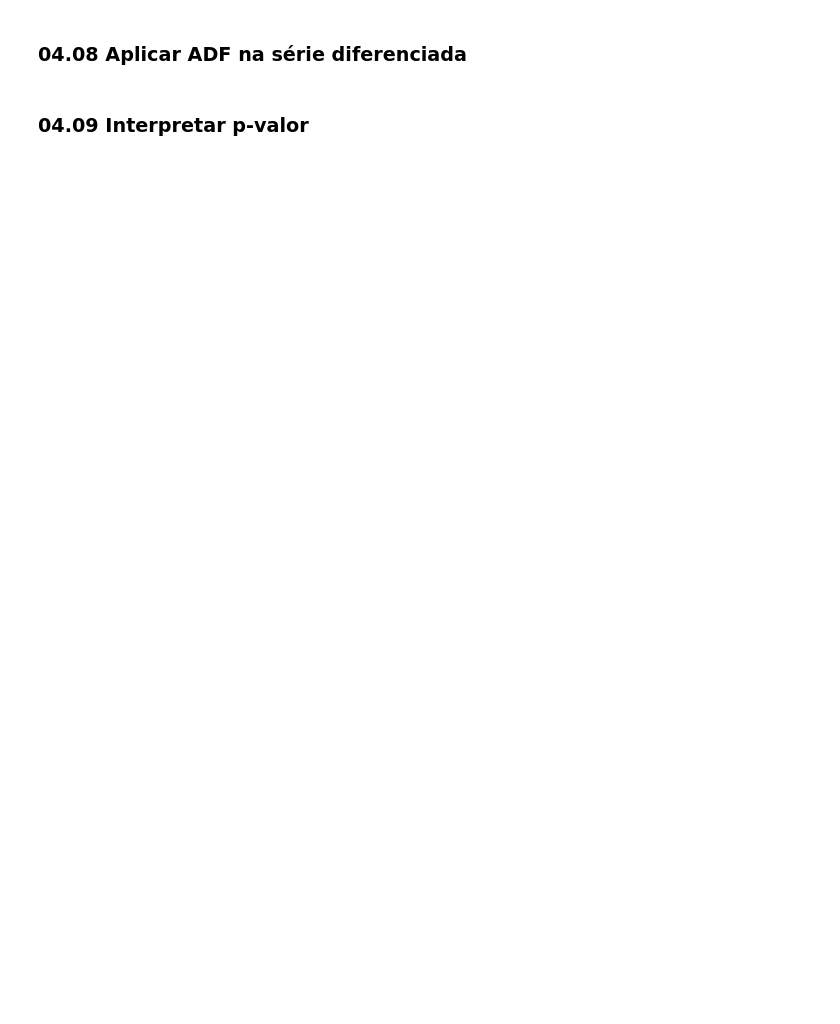
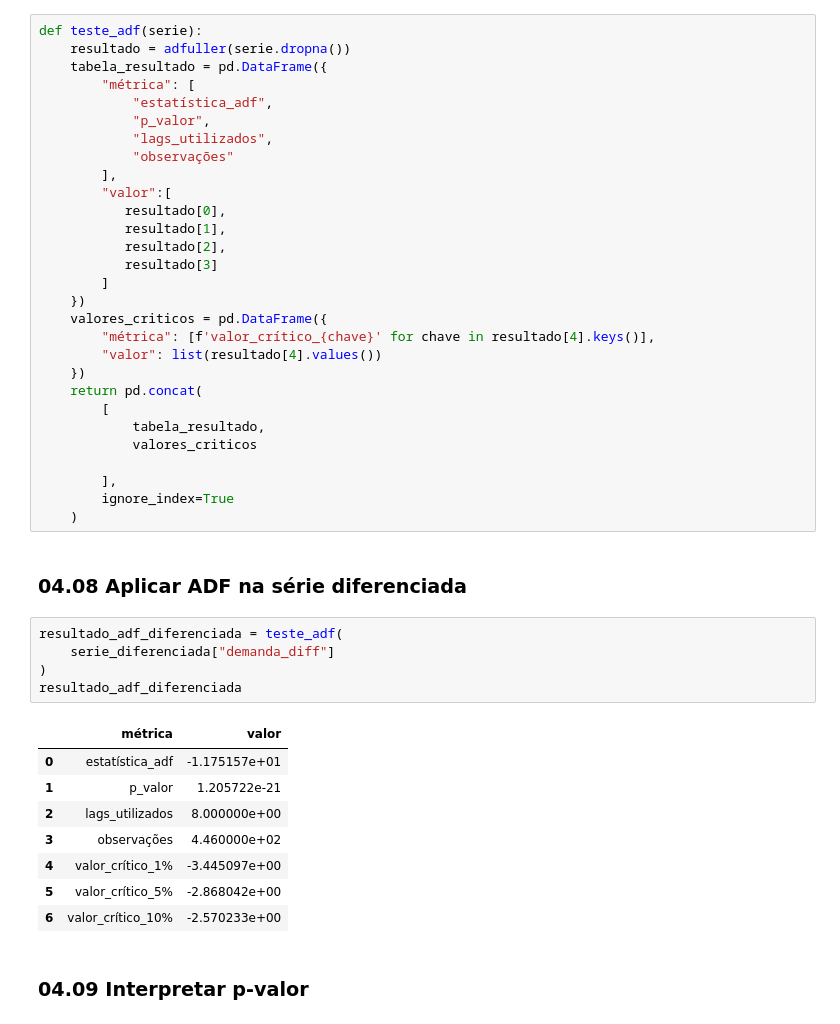
Before and after one commit to ariel-velardo/ALURA, a Jupyter notebook: series-temporais-bikes/notebooks/04_diferenciacao_acf_pacf.ipynb, the cells around one changed output. Cells and saved outputs as stored; diff of their text form; blank space fills up the shorter version.

```diff
--- a/series-temporais-bikes/notebooks/04_diferenciacao_acf_pacf.ipynb
+++ b/series-temporais-bikes/notebooks/04_diferenciacao_acf_pacf.ipynb
@@ -118,7 +172,50 @@ Agora vamos aplicar o teste ADF novamente.
 A ideia é verificar se a diferenciação deixou a série com comportamento mais estável.
 # %% [markdown]
 ### 04.07 Função para teste ADF
+# %%
+def teste_adf(serie):
+    resultado = adfuller(serie.dropna())
+    tabela_resultado = pd.DataFrame({
+        "métrica": [
+            "estatística_adf",
+            "p_valor",
+            "lags_utilizados",
+            "observações"
+        ],
+        "valor":[
+           resultado[0],
+           resultado[1],
+           resultado[2],
+           resultado[3]
+        ]
+    })
+    valores_criticos = pd.DataFrame({
+        "métrica": [f'valor_crítico_{chave}' for chave in resultado[4].keys()],
+        "valor": list(resultado[4].values())
+    })
+    return pd.concat(
+        [
+            tabela_resultado,
+            valores_criticos
+
+        ],
+        ignore_index=True
+    )
 # %% [markdown]
 ### 04.08 Aplicar ADF na série diferenciada
+# %%
+resultado_adf_diferenciada = teste_adf(
+    serie_diferenciada["demanda_diff"]
+)
+resultado_adf_diferenciada
+# %% [output]
+|  | métrica | valor |
+| 0 | estatística_adf | -1.175157e+01 |
+| 1 | p_valor | 1.205722e-21 |
+| 2 | lags_utilizados | 8.000000e+00 |
+| 3 | observações | 4.460000e+02 |
+| 4 | valor_crítico_1% | -3.445097e+00 |
+| 5 | valor_crítico_5% | -2.868042e+00 |
+| 6 | valor_crítico_10% | -2.570233e+00 |
 # %% [markdown]
 ### 04.09 Interpretar p-valor
```
Also changed, not shown: parts of 5 cells of this notebook.
